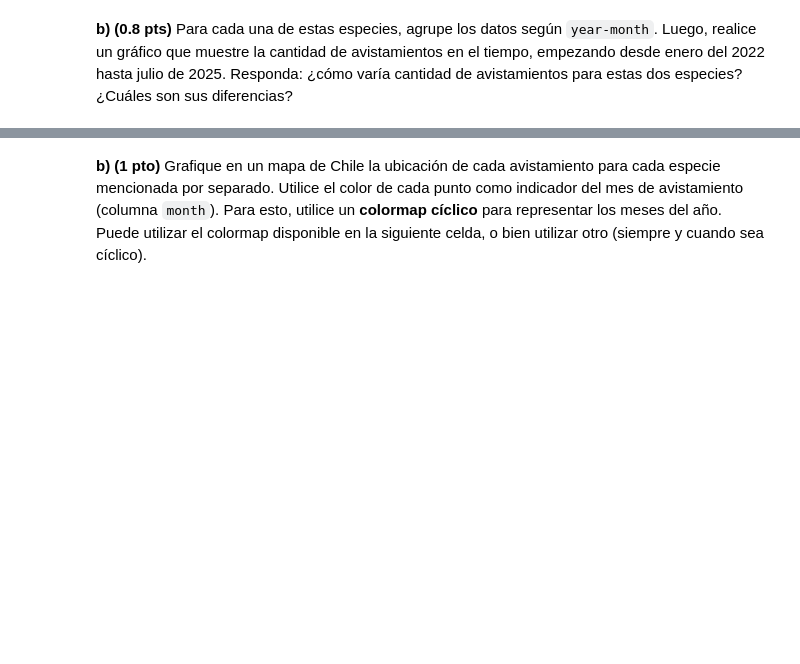
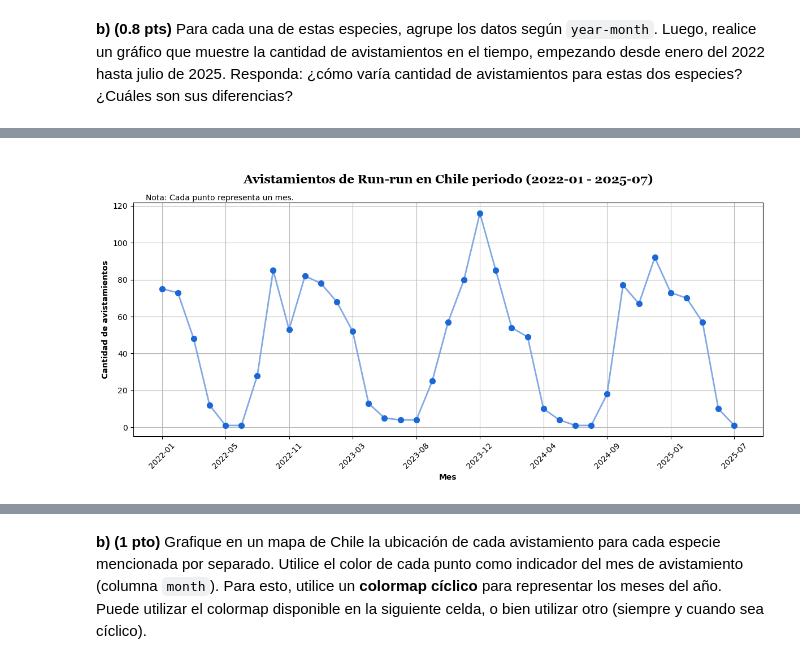
Before and after one commit to BenjaCidR/IMT2200-BENJAMIN-CID, a Jupyter notebook: Tareas/tarea 02/IMT2200-25s2 - Tarea 02.ipynb, the cells around one changed output, grey strips where cells are left out. Drawn from its saved outputs; the diff is of its cells as text; code cells hidden in the pictures; blank space fills up the shorter version.

```diff
--- a/Tareas/tarea 02/IMT2200-25s2 - Tarea 02.ipynb
+++ b/Tareas/tarea 02/IMT2200-25s2 - Tarea 02.ipynb
@@ -422,4 +446,10 @@ plt.show()
 
 Primero, genere dos nuevos dataframes con los avistamientos de cada especie por separado.
 # %%
-# Respuesta
+df_run = df[df['comName'].str.lower() == 'run-run']
+df_dormilona = df[df['comName'].str.lower() == 'dormilona tontita']
+
+if not df_run.empty and not df_dormilona.empty:
+    print("DataFrames creados con éxito ✅")
+else:
+    print("Uno o ambos DataFrames están vacíos ⚠️")
@@ -426,4 +458,6 @@ Primero, genere dos nuevos dataframes con los avistamientos de cada especie por
 # %% [markdown]
 **b) (0.8 pts)** Para cada una de estas especies, agrupe los datos según `year-month`. Luego, realice un gráfico que muestre la cantidad de avistamientos en el tiempo, empezando desde enero del 2022 hasta julio de 2025. Responda: ¿cómo varía cantidad de avistamientos para estas dos especies? ¿Cuáles son sus diferencias?
 # %%
-# Respuesta
+#Desarrollo B.
+df_run = df_run.groupby("year_month", as_index=False)["howMany"].sum()
+df_run.head()
@@ -429,0 +471,22 @@ Primero, genere dos nuevos dataframes con los avistamientos de cada especie por
+# %%
+plt.figure(figsize=(12,6))
+
+
+plt.plot(df_run["year_month"], df_run["howMany"], color="#82A9E5", linewidth=2)
+plt.scatter(df_run["year_month"], df_run["howMany"], color="#1B67D8", s=50, zorder=3)
+
+
+xticks = df_run["year_month"].iloc[::4]  # cada 4 pasos
+plt.xticks(ticks=xticks, rotation=45)
+
+#Titulo
+plt.title("\nAvistamientos de Run-run en Chile periodo (2022-01 - 2025-07)\n", fontweight='bold', fontfamily='Georgia', fontsize=16)
+plt.text(-1, 123, "Nota: Cada punto representa un mes.")
+
+plt.xlabel("Mes", fontweight='bold')
+plt.ylabel("Cantidad de avistamientos", fontweight='bold')
+plt.grid(True, color="#B8B8B8")
+plt.tight_layout()
+plt.show()
+# %% [output]
+[figure, added]
```
Also changed, not shown: parts of 18 cells of this notebook, 8 other files.
